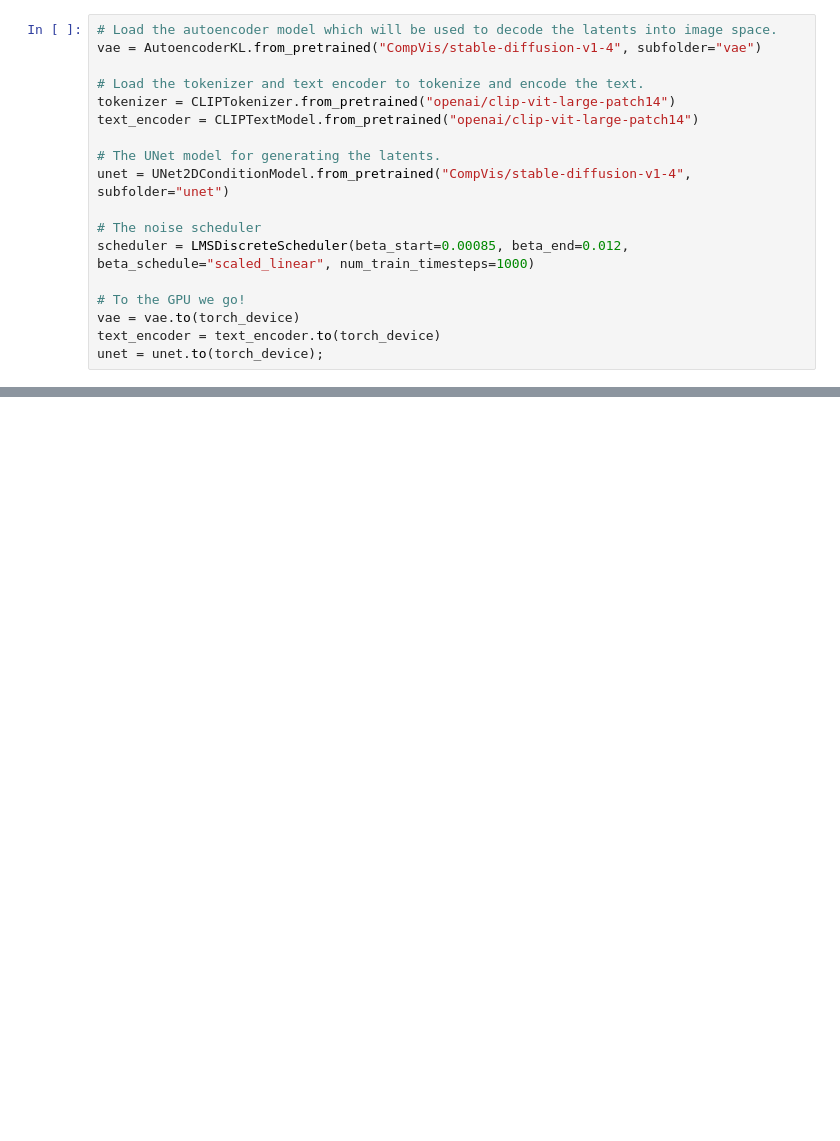
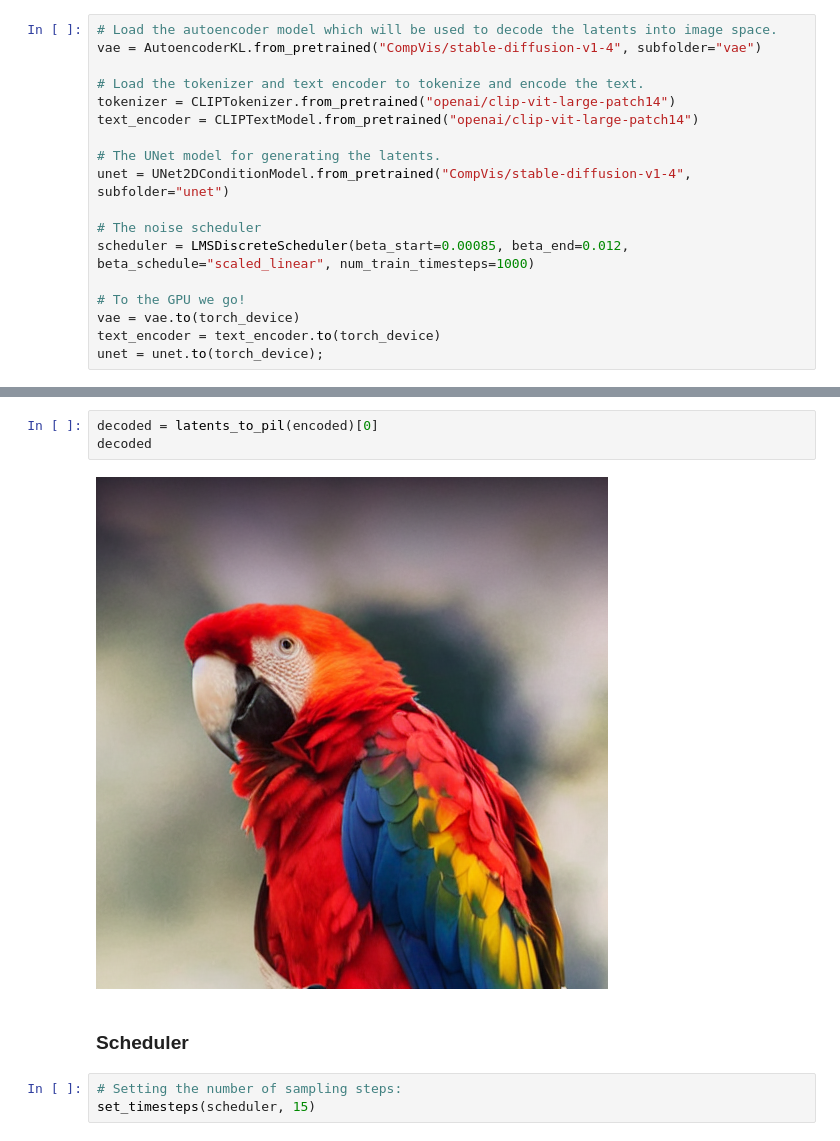
Before and after one commit to bellmake/stable_diffusion_foundations, a Jupyter notebook: stable_diffusion_deep_dive.ipynb, the cells around one changed output, grey strips where cells are left out. Drawn from its saved outputs; the diff is of its cells as text; blank space fills up the shorter version.

```diff
--- a/stable_diffusion_deep_dive.ipynb
+++ b/stable_diffusion_deep_dive.ipynb
@@ -50,0 +174,10 @@ unet = unet.to(torch_device);
+# %%
+decoded = latents_to_pil(encoded)[0]
+decoded
+# %% [output]
+[figure, added]
+# %% [markdown]
+### Scheduler
+# %%
+# Setting the number of sampling steps:
+set_timesteps(scheduler, 15)
```
Also changed, not shown: parts of 13 cells of this notebook.
